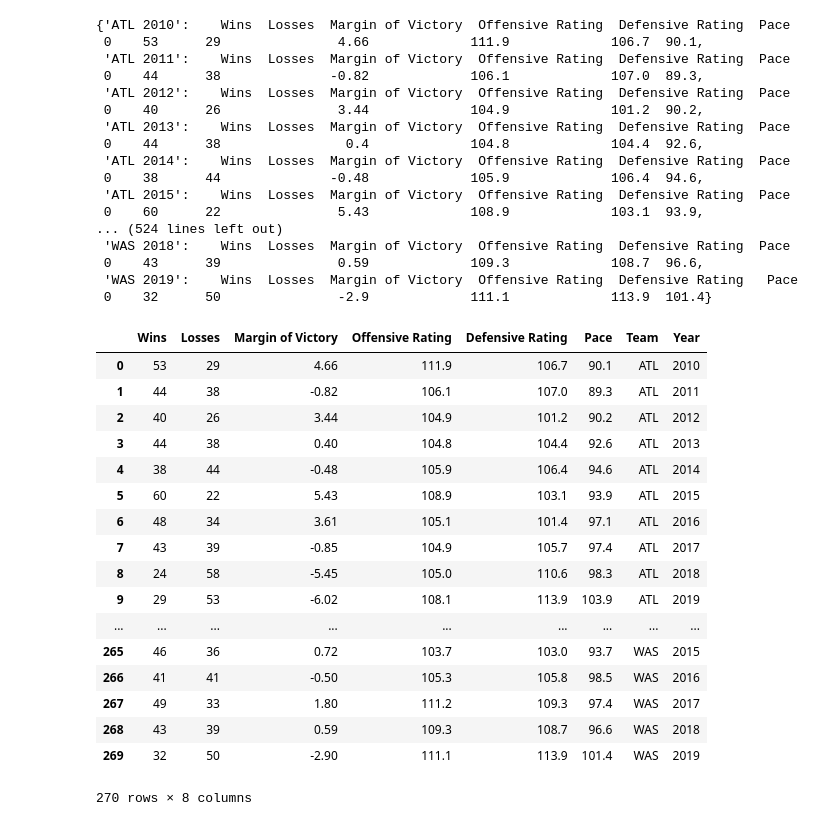
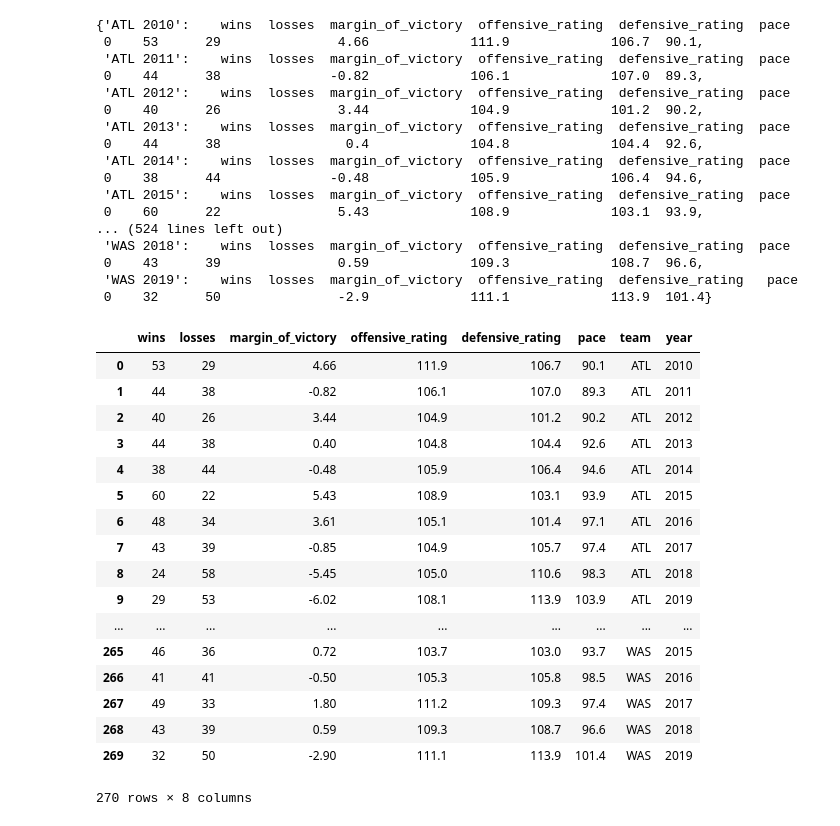
Before and after one commit to davisgrininger/ETL_project, a Jupyter notebook: Basketball_data_collection.ipynb, the cells around one changed output. Drawn from its saved outputs; the diff is of its cells as text; code cells hidden in the pictures.

```diff
--- a/Basketball_data_collection.ipynb
+++ b/Basketball_data_collection.ipynb
@@ -6,7 +6,7 @@ from splinter import Browser
 # %%
 year_list = ['2010','2011', '2012','2013','2014','2015','2016','2017','2018','2019']
 #year_list = ['2010']
-attendence_list = []
+attendance_list = []
 
 
 for year in year_list:
@@ -14,15 +14,15 @@ for year in year_list:
     table = pd.read_html(url)[0]
     table = table.drop(table.index[[0, 1]])
 
-    table.columns =['rank','Team','gamesH', 'Total Home Attendance','Average Home Attendance','pct','gamesr','Average Road Attendance', 'pct2', 'games', 'Overall Average Attendance', 'pct3' ]
-    better_table = table[['Team','gamesH', 'Total Home Attendance', 'Average Home Attendance', 'Average Road Attendance', 'Overall Average Attendance']]
+    table.columns =['rank','team','gamesH', 'total_home-attendance','average_home_attendance','pct','gamesr','average_road_attendance', 'pct2', 'games', 'overall_average_attendance', 'pct3' ]
+    better_table = table[['team','gamesH', 'total_home-attendance', 'average_home_attendance', 'average_road_attendance', 'overall_average_attendance']]
     better_table['gamesH'] = year
-    better_table = better_table.rename(columns={'gamesH': 'Year'})
+    better_table = better_table.rename(columns={'gamesH': 'year', 'Team':'team'})
 
     abbrev = []
 
 
-    for i in better_table['Team']:
+    for i in better_table['team']:
         if i == 'Bulls':
             abbrev.append('CHI')
         elif i == 'Cavaliers':
@@ -87,14 +87,12 @@ for year in year_list:
             #print(i)
             abbrev.append("NaN")
 
-    better_table['Team'] = abbrev
-    even_better_table = better_table.loc[better_table["Team"] != "NaN"]
-    attendence_list.append(better_table)
-# for i in attendence_list:
-#     if attendence_list[0]['Team'][i] == 'Bulls':
-#         attendence_list[0]['Team'][i] =='CHI'
+    better_table['team'] = abbrev
+    even_better_table = better_table.loc[better_table["team"] != "NaN"]
+    attendance_list.append(even_better_table)
 
-attendence_list
+
+attendance_list
 # %% [output]
 A value is trying to be set on a copy of a slice from a DataFrame.
 Try using .loc[row_indexer,col_indexer] = value instead
@@ -123,0 +119,7 @@ list
+# %%
+attendance_df = pd.DataFrame({})
+
+for table in attendance_list:
+        attendance_df = attendance_df.append(table)
+attendance_df
+attendance_df.reset_index(drop = True)
@@ -172,9 +193,9 @@ clean_dict = {}
 for key, table in W_matches.items():
     table.columns = ['dont want','W','L','PW','PL','MOV','SOS','SRS','ORtg','DRtg','Pace','FTr','PAr','eFG%','TOV%','ORB%','FT/FGA','eFG%','TOV%','DRB%','FT/FGA','Arena','Attendance']
 
-    clean_table = table.rename(columns={'MOV':'Margin of Victory','W':'Wins', 'L': 'Losses', 'ORtg':'Offensive Rating', 'DRtg': 'Defensive Rating', 'Pace': 'Pace'})
+    clean_table = table.rename(columns={'MOV':'margin_of_victory','W':'wins', 'L': 'losses', 'ORtg':'offensive_rating', 'DRtg': 'defensive_rating', 'Pace': 'pace'})
     #print(clean_table)
-    clean_table = clean_table[['Wins', 'Losses', 'Margin of Victory', 'Offensive Rating', 'Defensive Rating', 'Pace']]
+    clean_table = clean_table[['wins', 'losses', 'margin_of_victory', 'offensive_rating', 'defensive_rating', 'pace']]
 
     clean_table = clean_table.drop(clean_table.index[1, ])
     clean_dict[key] = clean_table
@@ -186,45 +207,45 @@ clean_dict
 
 #table.columns = ['dont want','W','L','PW','PL','MOV','SOS','SRS','ORtg','DRtg','Pace','FTr	','PAr','eFG%','TOV%','ORB%','FT/FGA','eFG%','TOV%','DRB%','FT/FGA','Arena','Attendance]
 # %% [output]
-{'ATL 2010':    Wins  Losses  Margin of Victory  Offensive Rating  Defensive Rating  Pace
+{'ATL 2010':    wins  losses  margin_of_victory  offensive_rating  defensive_rating  pace
  0    53      29               4.66             111.9             106.7  90.1,
- 'ATL 2011':    Wins  Losses  Margin of Victory  Offensive Rating  Defensive Rating  Pace
+ 'ATL 2011':    wins  losses  margin_of_victory  offensive_rating  defensive_rating  pace
  0    44      38              -0.82             106.1             107.0  89.3,
- 'ATL 2012':    Wins  Losses  Margin of Victory  Offensive Rating  Defensive Rating  Pace
+ 'ATL 2012':    wins  losses  margin_of_victory  offensive_rating  defensive_rating  pace
  0    40      26               3.44             104.9             101.2  90.2,
- 'ATL 2013':    Wins  Losses  Margin of Victory  Offensive Rating  Defensive Rating  Pace
+ 'ATL 2013':    wins  losses  margin_of_victory  offensive_rating  defensive_rating  pace
  0    44      38                0.4             104.8             104.4  92.6,
- 'ATL 2014':    Wins  Losses  Margin of Victory  Offensive Rating  Defensive Rating  Pace
+ 'ATL 2014':    wins  losses  margin_of_victory  offensive_rating  defensive_rating  pace
  0    38      44              -0.48             105.9             106.4  94.6,
- 'ATL 2015':    Wins  Losses  Margin of Victory  Offensive Rating  Defensive Rating  Pace
+ 'ATL 2015':    wins  losses  margin_of_victory  offensive_rating  defensive_rating  pace
  0    60      22               5.43             108.9             103.1  93.9,
 ... (524 lines left out)
- 'WAS 2018':    Wins  Losses  Margin of Victory  Offensive Rating  Defensive Rating  Pace
+ 'WAS 2018':    wins  losses  margin_of_victory  offensive_rating  defensive_rating  pace
  0    43      39               0.59             109.3             108.7  96.6,
- 'WAS 2019':    Wins  Losses  Margin of Victory  Offensive Rating  Defensive Rating   Pace
+ 'WAS 2019':    wins  losses  margin_of_victory  offensive_rating  defensive_rating   pace
  0    32      50               -2.9             111.1             113.9  101.4}
 # %%
 combined_df = pd.DataFrame({})
 
 for entry in clean_dict:
     teamyear = entry.split(' ')
     team = teamyear[0]
     year = teamyear[1]
     table = clean_dict[entry]
-    table['Team'] = team
-    table['Year'] = year
+    table['team'] = team
+    table['year'] = year
 
     if combined_df.empty:
         combined_df = table
     else:
         combined_df = combined_df.append(table)
 
 
 
 combined_df
 combined_df.reset_index(drop = True)
 # %% [output]
-|  | Wins | Losses | Margin of Victory | Offensive Rating | Defensive Rating | Pace | Team | Year |
+|  | wins | losses | margin_of_victory | offensive_rating | defensive_rating | pace | team | year |
 | 0 | 53 | 29 | 4.66 | 111.9 | 106.7 | 90.1 | ATL | 2010 |
 | 1 | 44 | 38 | -0.82 | 106.1 | 107.0 | 89.3 | ATL | 2011 |
 | 2 | 40 | 26 | 3.44 | 104.9 | 101.2 | 90.2 | ATL | 2012 |
```
Also changed, not shown: parts of 7 cells of this notebook.
